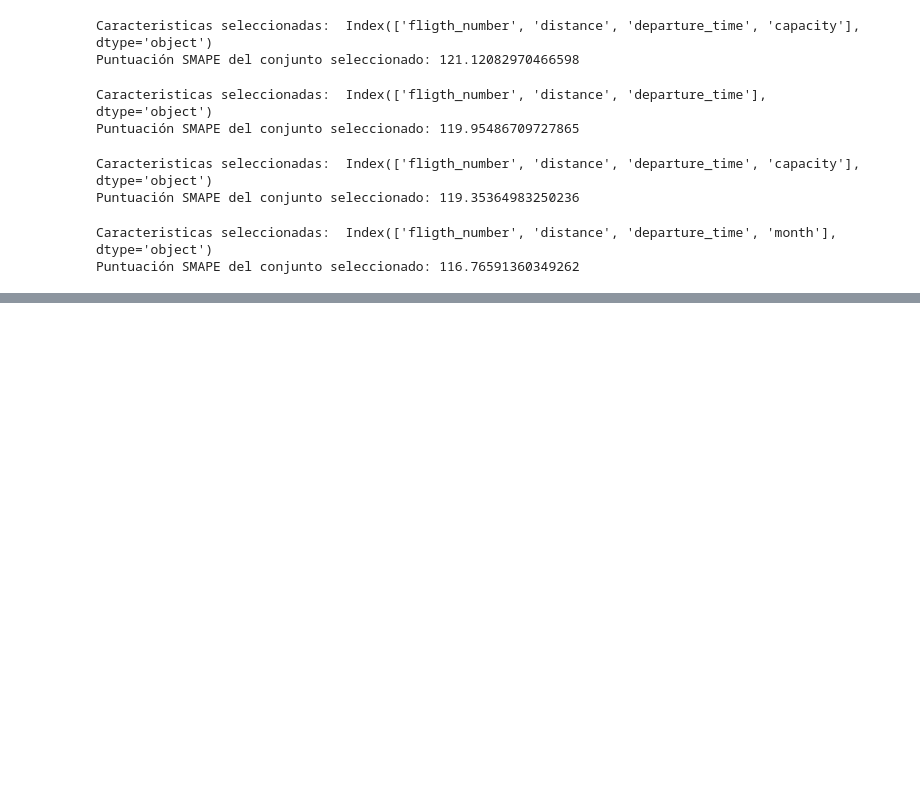
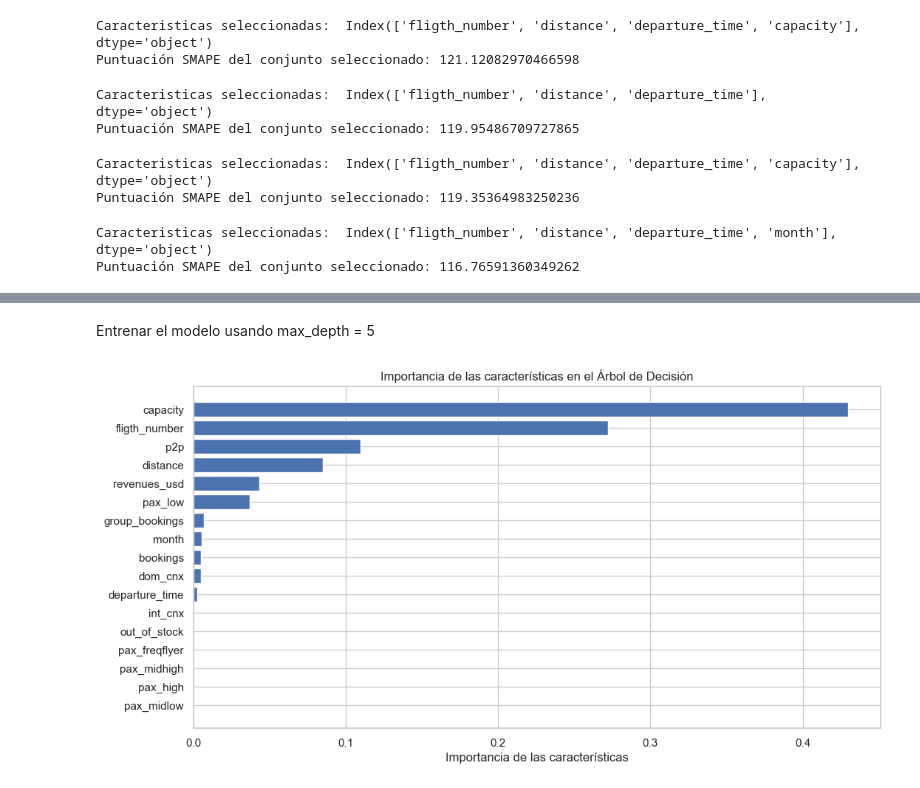
Before and after one commit to anitalittle/tarea2, a Jupyter notebook: tarea2.ipynb, the cells around one changed output, grey strips where cells are left out. Drawn from its saved outputs; the diff is of its cells as text; code cells hidden in the pictures; blank space fills up the shorter version.

```diff
--- a/tarea2.ipynb
+++ b/tarea2.ipynb
@@ -471,0 +527,31 @@ Puntuación SMAPE del conjunto seleccionado: 116.76591360349262
+# %% [markdown]
+Entrenar el modelo usando max_depth = 5
+# %%
+import numpy as np
+import matplotlib.pyplot as plt
+
+# Ajusta un árbol de decisión a tus datos
+from sklearn.tree import DecisionTreeRegressor
+dtree = DecisionTreeRegressor(max_depth=5)
+dtree.fit(X, y)
+
+# Obtiene la importancia de las características
+feature_importances = dtree.feature_importances_
+
+# Obtiene el nombre de las características
+feature_names = X.columns
+
+# Combina los nombres de las características con sus importancias y luego ordena
+feature_importance_names = list(zip(feature_names, feature_importances))
+feature_importance_names.sort(key=lambda x: x[1], reverse=False)
+sorted_feature_names, sorted_feature_importances = zip(*feature_importance_names)
+
+# Crea un gráfico de barras para mostrar la importancia de las características
+plt.figure(figsize=(12, 6))
+plt.barh(range(len(sorted_feature_importances)), sorted_feature_importances, align='center')
+plt.yticks(np.arange(len(sorted_feature_importances)), sorted_feature_names)
+plt.xlabel('Importancia de las características')
+plt.title('Importancia de las características en el Árbol de Decisión')
+plt.show()
+# %% [output]
+[figure, added]
```
Also changed, not shown: parts of 9 cells of this notebook.
